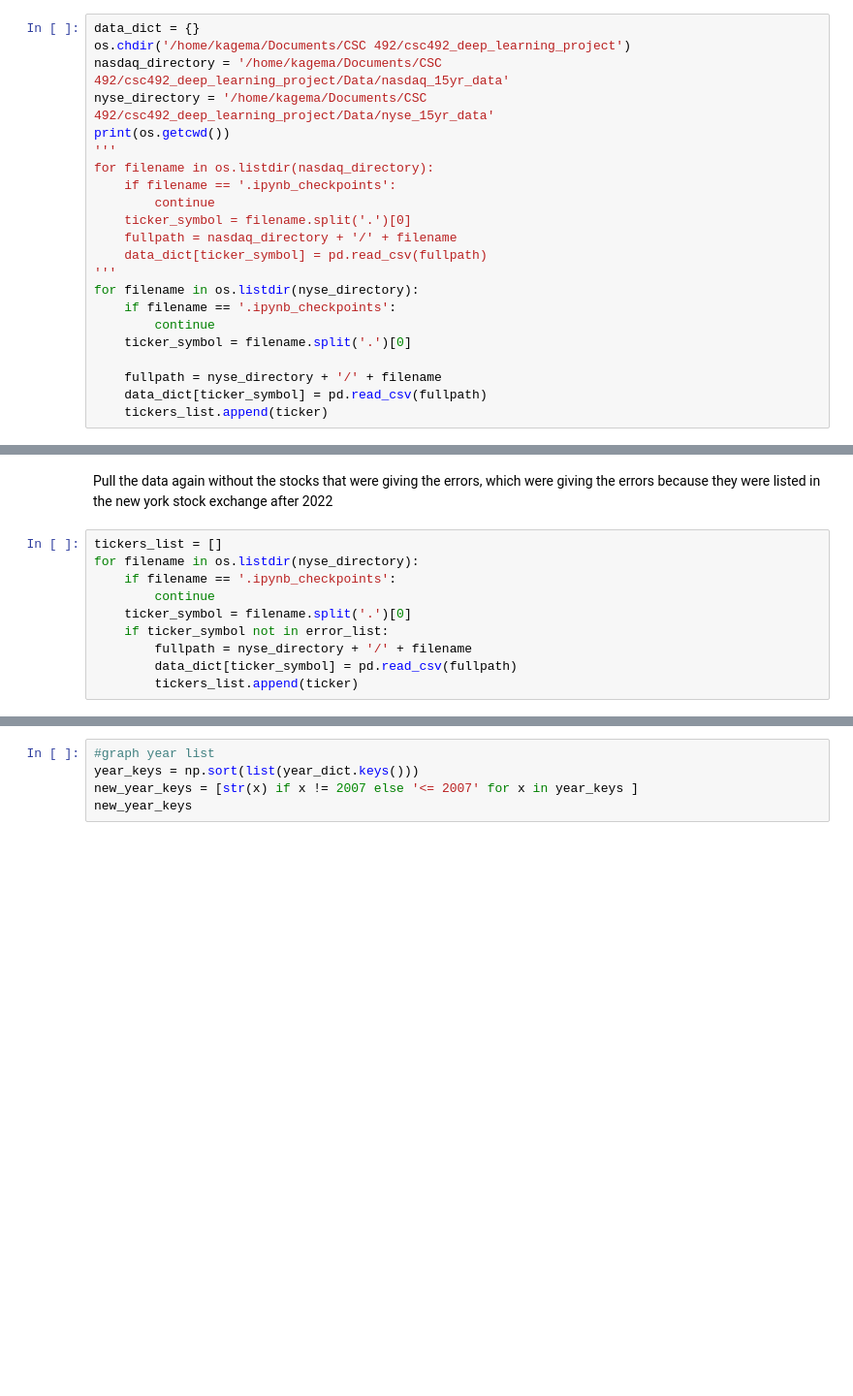
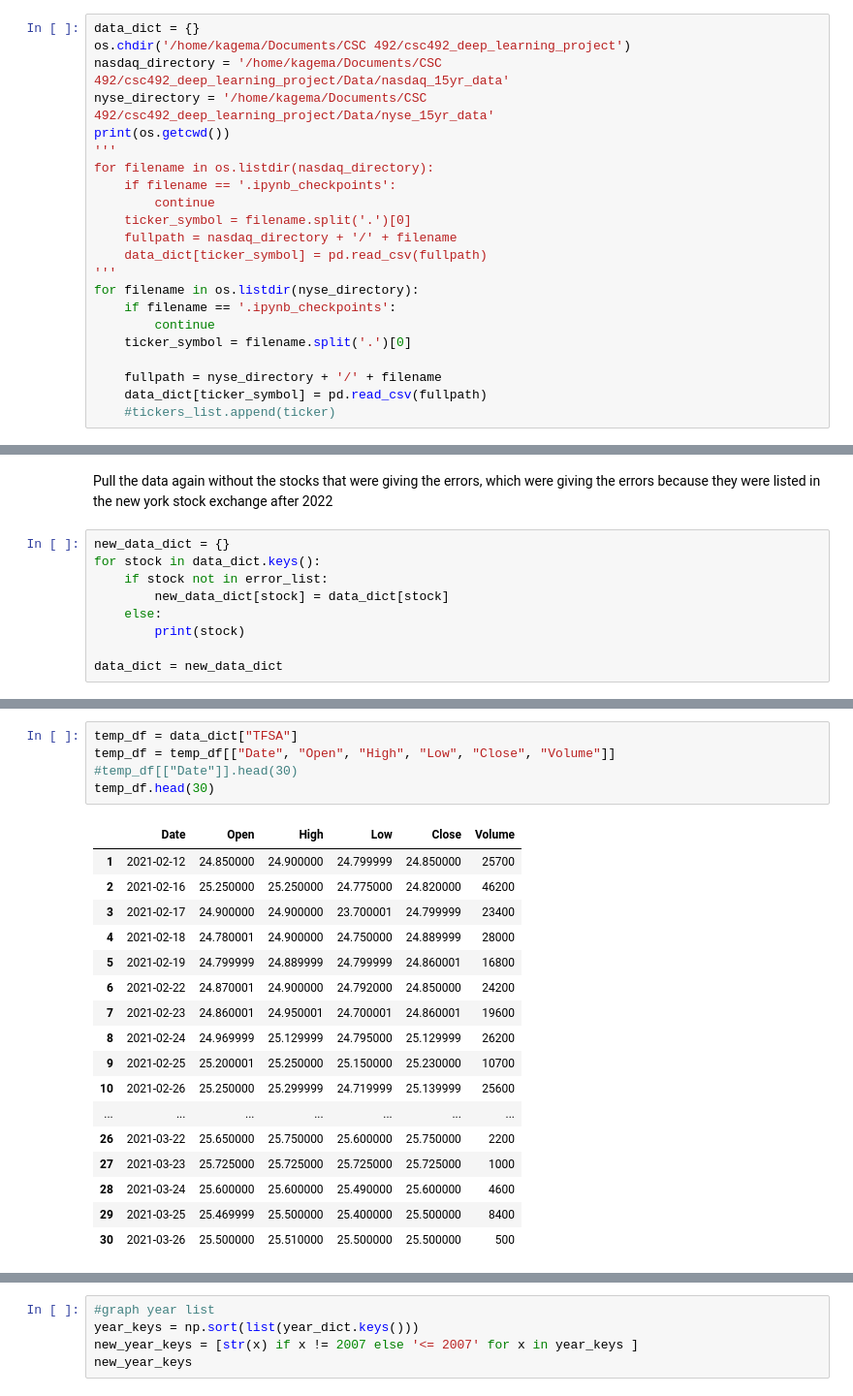
Before and after one commit to mkmuriithi/csc492_deep_learning_project, a Jupyter notebook: algo_repo/Brainstorm.ipynb, the cells around one changed output, grey strips where cells are left out. Shown: that part at 97% size. Cells and saved outputs as stored; diff of their text form; blank space fills up the shorter version.

```diff
--- a/algo_repo/Brainstorm.ipynb
+++ b/algo_repo/Brainstorm.ipynb
@@ -36,7 +36,7 @@ for filename in os.listdir(nyse_directory):
 
     fullpath = nyse_directory + '/' + filename
     data_dict[ticker_symbol] = pd.read_csv(fullpath)
-    tickers_list.append(ticker)
+    #tickers_list.append(ticker)
 # %% [output]
 /home/kagema/Documents/CSC 492/csc492_deep_learning_project
 # %%
@@ -86,12 +86,11 @@ print(error_list)
 # %% [markdown]
 Pull the data again without the stocks that were giving the errors, which were giving the errors because they were listed in the new york stock exchange after 2022
-# %%
-tickers_list = []
-for filename in os.listdir(nyse_directory):
-    if filename == '.ipynb_checkpoints':
-        continue
-    ticker_symbol = filename.split('.')[0]
-    if ticker_symbol not in error_list:
-        fullpath = nyse_directory + '/' + filename
-        data_dict[ticker_symbol] = pd.read_csv(fullpath)
-        tickers_list.append(ticker)
+# %%
+new_data_dict = {}
+for stock in data_dict.keys():
+    if stock not in error_list:
+        new_data_dict[stock] = data_dict[stock]
+    else:
+        print(stock)
+
+data_dict = new_data_dict
@@ -97,0 +121,23 @@ for filename in os.listdir(nyse_directory):
+# %%
+temp_df = data_dict["TFSA"]
+temp_df = temp_df[["Date", "Open", "High", "Low", "Close", "Volume"]]
+#temp_df[["Date"]].head(30)
+temp_df.head(30)
+# %% [output]
+|  | Date | Open | High | Low | Close | Volume |
+| 1 | 2021-02-12 | 24.850000 | 24.900000 | 24.799999 | 24.850000 | 25700 |
+| 2 | 2021-02-16 | 25.250000 | 25.250000 | 24.775000 | 24.820000 | 46200 |
+| 3 | 2021-02-17 | 24.900000 | 24.900000 | 23.700001 | 24.799999 | 23400 |
+| 4 | 2021-02-18 | 24.780001 | 24.900000 | 24.750000 | 24.889999 | 28000 |
+| 5 | 2021-02-19 | 24.799999 | 24.889999 | 24.799999 | 24.860001 | 16800 |
+| 6 | 2021-02-22 | 24.870001 | 24.900000 | 24.792000 | 24.850000 | 24200 |
+| 7 | 2021-02-23 | 24.860001 | 24.950001 | 24.700001 | 24.860001 | 19600 |
+| 8 | 2021-02-24 | 24.969999 | 25.129999 | 24.795000 | 25.129999 | 26200 |
+| 9 | 2021-02-25 | 25.200001 | 25.250000 | 25.150000 | 25.230000 | 10700 |
+| 10 | 2021-02-26 | 25.250000 | 25.299999 | 24.719999 | 25.139999 | 25600 |
+| ... | ... | ... | ... | ... | ... | ... |
+| 26 | 2021-03-22 | 25.650000 | 25.750000 | 25.600000 | 25.750000 | 2200 |
+| 27 | 2021-03-23 | 25.725000 | 25.725000 | 25.725000 | 25.725000 | 1000 |
+| 28 | 2021-03-24 | 25.600000 | 25.600000 | 25.490000 | 25.600000 | 4600 |
+| 29 | 2021-03-25 | 25.469999 | 25.500000 | 25.400000 | 25.500000 | 8400 |
+| 30 | 2021-03-26 | 25.500000 | 25.510000 | 25.500000 | 25.500000 | 500 |
```
Also changed, not shown: parts of 6 cells of this notebook, 1 other file.
